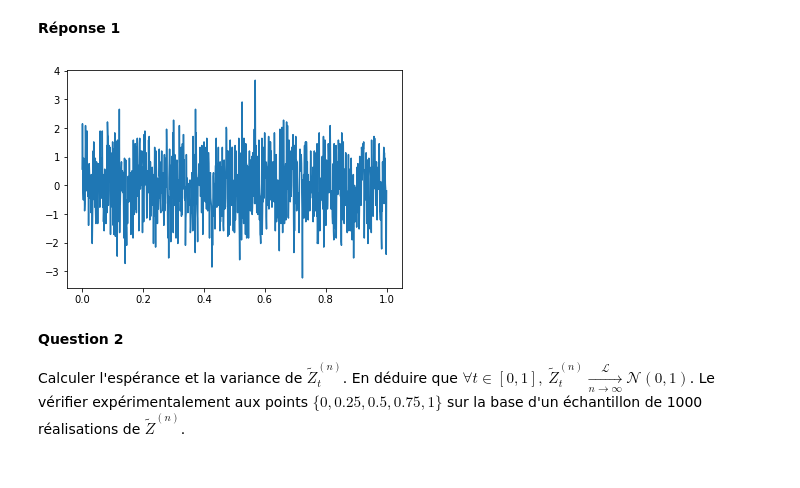
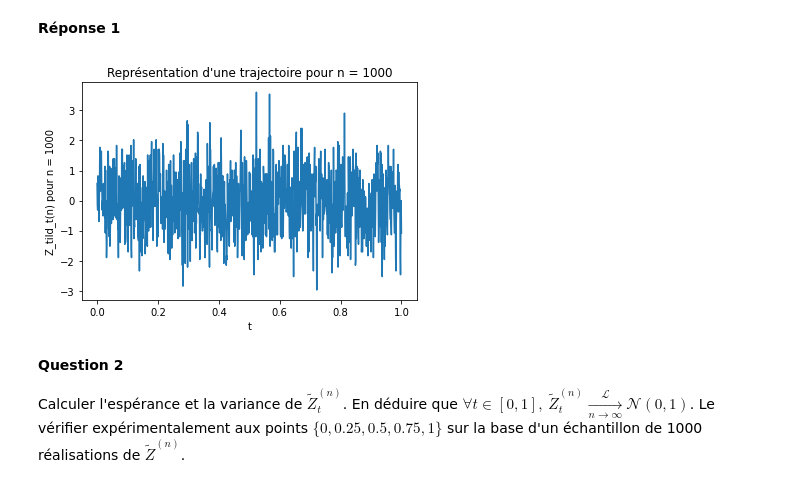
Before and after one commit to gabrielleberrada/projet_num_proba, a Jupyter notebook: Projet_numerique_de_Probabilités_2022 - enonce.ipynb, the cells around one changed output. Cells and saved outputs as stored; diff of their text form; code cells hidden in the pictures.

```diff
--- a/Projet_numerique_de_Probabilités_2022 - enonce.ipynb
+++ b/Projet_numerique_de_Probabilités_2022 - enonce.ipynb
@@ -228,21 +225,24 @@ Discrétiser l'intervalle $[0,1]$ en 1000 points de manière régulière et impl
 # %%
 def Z_tild(t, n):
     res = 0
     for i in range(n):
         u_i = np.random.uniform(0, 1)
         if t > u_i:
             res -= X_i()
         else:
             res += X_i()
     return res/np.sqrt(n)
 
 n = 1_000
 T = np.linspace(0, 1, 1_000)
 Y = [Z_tild(t, n) for t in T]
 plt.plot(T, Y)
+plt.xlabel('t')
+plt.ylabel('Z_tild_t(n) pour n = 1000')
+plt.title("Représentation d'une trajectoire pour n = 1000")
 plt.show()
 # %% [output]
-[figure, old version]
+[figure, new version]
 # %% [markdown]
 **Question 2**
 
```
Also changed, not shown: parts of 11 cells of this notebook.
